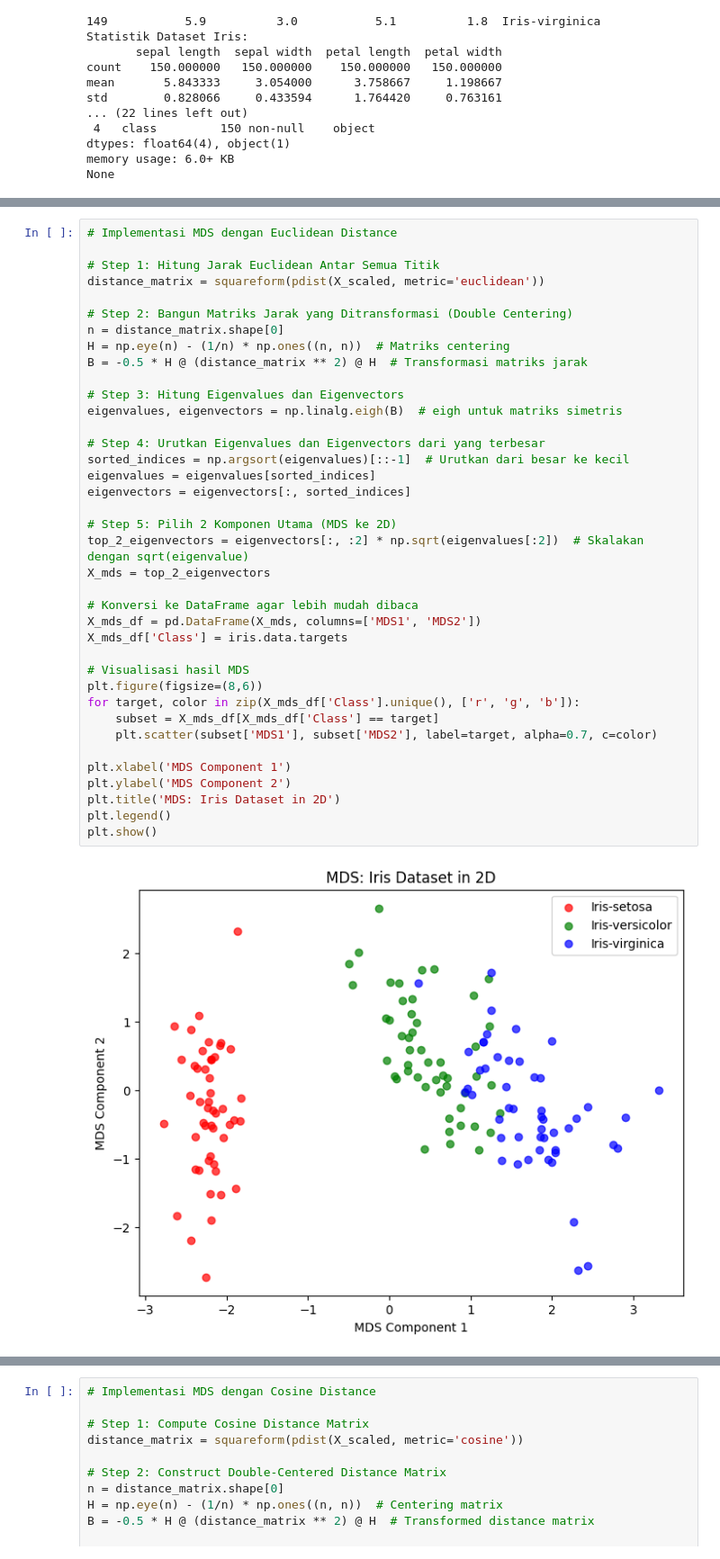
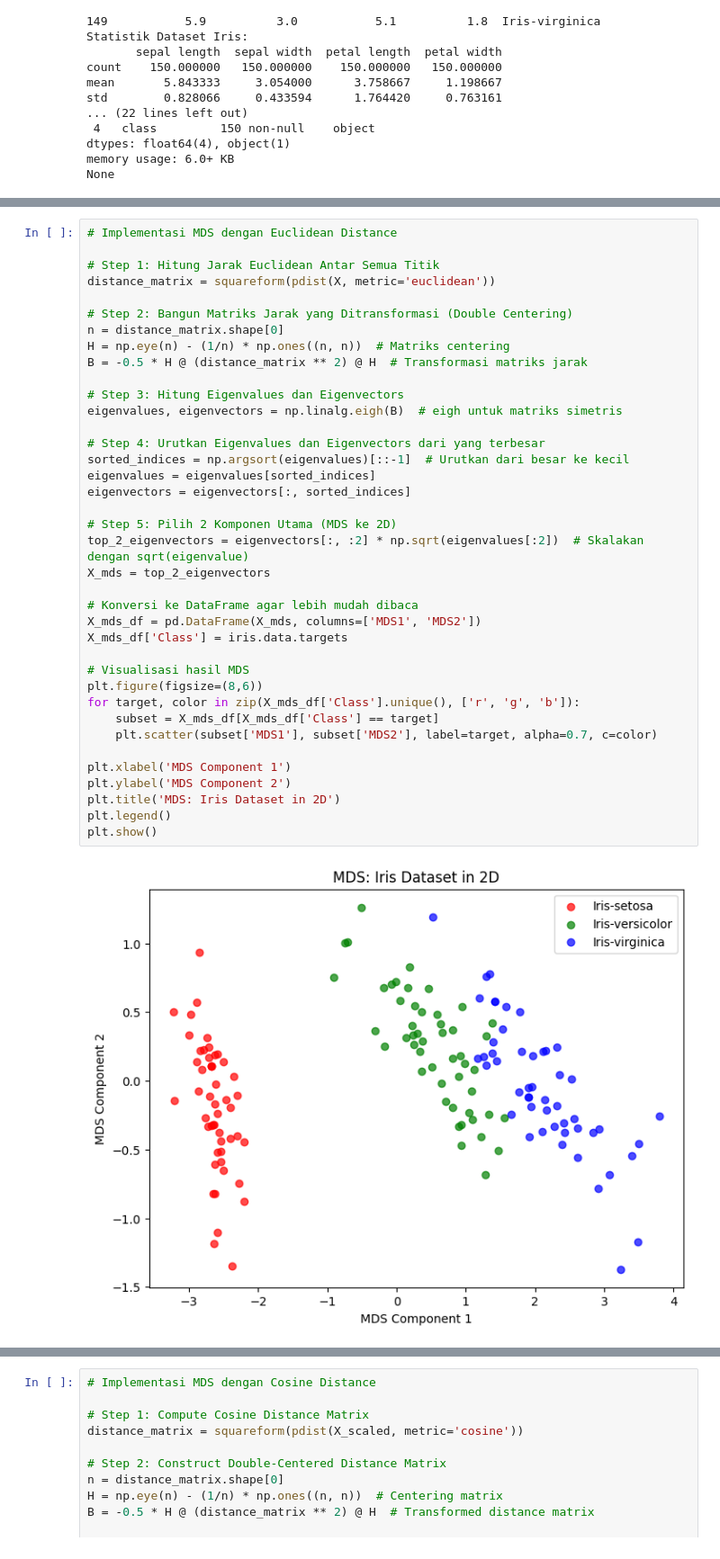
Before and after one commit to Aurasindu/pca-mds-iris, a Jupyter notebook: iris.ipynb, the cells around one changed output, grey strips where cells are left out. Shown at 90% size. Cells and saved outputs as stored; diff of their text form.

```diff
--- a/iris.ipynb
+++ b/iris.ipynb
@@ -118,7 +130,7 @@ plt.show()
 # Implementasi MDS dengan Euclidean Distance
 
 # Step 1: Hitung Jarak Euclidean Antar Semua Titik
-distance_matrix = squareform(pdist(X_scaled, metric='euclidean'))
+distance_matrix = squareform(pdist(X, metric='euclidean'))
 
 # Step 2: Bangun Matriks Jarak yang Ditransformasi (Double Centering)
 n = distance_matrix.shape[0]
@@ -126,32 +138,32 @@ H = np.eye(n) - (1/n) * np.ones((n, n))  # Matriks centering
 B = -0.5 * H @ (distance_matrix ** 2) @ H  # Transformasi matriks jarak
 
 # Step 3: Hitung Eigenvalues dan Eigenvectors
 eigenvalues, eigenvectors = np.linalg.eigh(B)  # eigh untuk matriks simetris
 
 # Step 4: Urutkan Eigenvalues dan Eigenvectors dari yang terbesar
 sorted_indices = np.argsort(eigenvalues)[::-1]  # Urutkan dari besar ke kecil
 eigenvalues = eigenvalues[sorted_indices]
 eigenvectors = eigenvectors[:, sorted_indices]
 
 # Step 5: Pilih 2 Komponen Utama (MDS ke 2D)
 top_2_eigenvectors = eigenvectors[:, :2] * np.sqrt(eigenvalues[:2])  # Skalakan dengan sqrt(eigenvalue)
 X_mds = top_2_eigenvectors
 
 # Konversi ke DataFrame agar lebih mudah dibaca
 X_mds_df = pd.DataFrame(X_mds, columns=['MDS1', 'MDS2'])
 X_mds_df['Class'] = iris.data.targets
 
 # Visualisasi hasil MDS
 plt.figure(figsize=(8,6))
 for target, color in zip(X_mds_df['Class'].unique(), ['r', 'g', 'b']):
     subset = X_mds_df[X_mds_df['Class'] == target]
     plt.scatter(subset['MDS1'], subset['MDS2'], label=target, alpha=0.7, c=color)
 
 plt.xlabel('MDS Component 1')
 plt.ylabel('MDS Component 2')
 plt.title('MDS: Iris Dataset in 2D')
 plt.legend()
 plt.show()
 # %% [output]
-[figure, old version]
+[figure, new version]
 # %%
```
Also changed, not shown: parts of 3 cells of this notebook.
